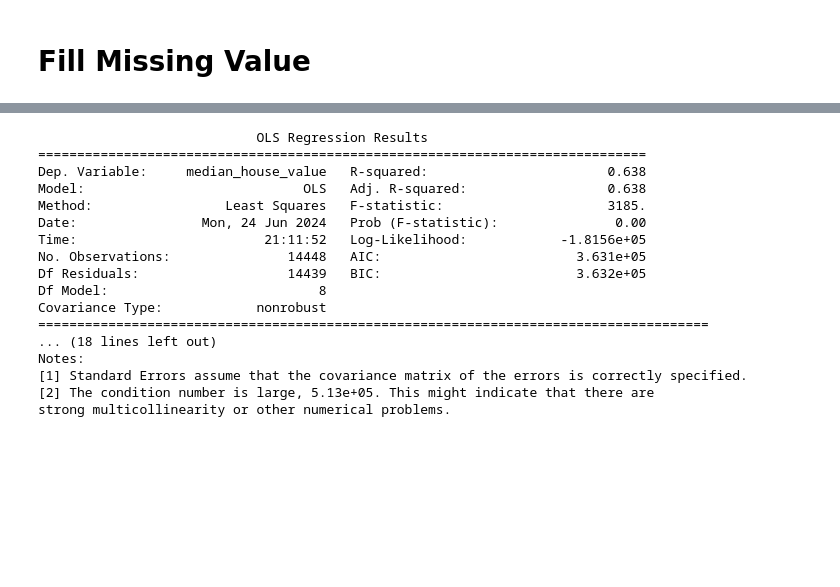
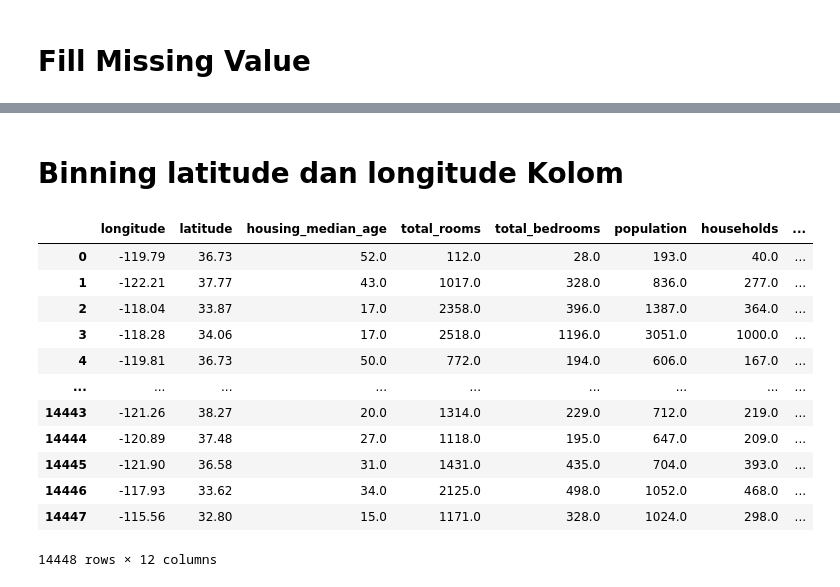
Before and after one commit to giansrt/Capstone-3, a Jupyter notebook: main.ipynb, the cells around one changed output, grey strips where cells are left out. Drawn from its saved outputs; the diff is of its cells as text; code cells hidden in the pictures; blank space fills up the shorter version.

```diff
--- a/main.ipynb
+++ b/main.ipynb
@@ -283,21 +254,27 @@ result = sm_lm.fit()
-# %%
-# show the summary
-print(result.summary())
-# %% [output]
-                            OLS Regression Results
-==============================================================================
-Dep. Variable:     median_house_value   R-squared:                       0.638
-Model:                            OLS   Adj. R-squared:                  0.638
-Method:                 Least Squares   F-statistic:                     3185.
-Date:                Mon, 24 Jun 2024   Prob (F-statistic):               0.00
-Time:                        21:11:52   Log-Likelihood:            -1.8156e+05
-No. Observations:               14448   AIC:                         3.631e+05
-Df Residuals:                   14439   BIC:                         3.632e+05
-Df Model:                           8
-Covariance Type:            nonrobust
-======================================================================================
-... (18 lines left out)
-Notes:
-[1] Standard Errors assume that the covariance matrix of the errors is correctly specified.
-[2] The condition number is large, 5.13e+05. This might indicate that there are
-strong multicollinearity or other numerical problems.
+# %% [markdown]
+# Binning  latitude dan longitude Kolom
+# %%
+# Tentukan jumlah bins
+num_bins = 10
+
+# Binning latitude
+df_california['latitude_bin'] = pd.cut(df_california['latitude'], bins=num_bins, labels=False)
+
+# Binning longitude
+df_california['longitude_bin'] = pd.cut(df_california['longitude'], bins=num_bins, labels=False)
+# %%
+df_california
+# %% [output]
+|  | longitude | latitude | housing_median_age | total_rooms | total_bedrooms | population | households | ... |
+| 0 | -119.79 | 36.73 | 52.0 | 112.0 | 28.0 | 193.0 | 40.0 | ... |
+| 1 | -122.21 | 37.77 | 43.0 | 1017.0 | 328.0 | 836.0 | 277.0 | ... |
+| 2 | -118.04 | 33.87 | 17.0 | 2358.0 | 396.0 | 1387.0 | 364.0 | ... |
+| 3 | -118.28 | 34.06 | 17.0 | 2518.0 | 1196.0 | 3051.0 | 1000.0 | ... |
+| 4 | -119.81 | 36.73 | 50.0 | 772.0 | 194.0 | 606.0 | 167.0 | ... |
+| ... | ... | ... | ... | ... | ... | ... | ... | ... |
+| 14443 | -121.26 | 38.27 | 20.0 | 1314.0 | 229.0 | 712.0 | 219.0 | ... |
+| 14444 | -120.89 | 37.48 | 27.0 | 1118.0 | 195.0 | 647.0 | 209.0 | ... |
+| 14445 | -121.90 | 36.58 | 31.0 | 1431.0 | 435.0 | 704.0 | 393.0 | ... |
+| 14446 | -117.93 | 33.62 | 34.0 | 2125.0 | 498.0 | 1052.0 | 468.0 | ... |
+| 14447 | -115.56 | 32.80 | 15.0 | 1171.0 | 328.0 | 1024.0 | 298.0 | ... |
+14448 rows × 12 columns
```
Also changed, not shown: parts of 13 cells of this notebook.
